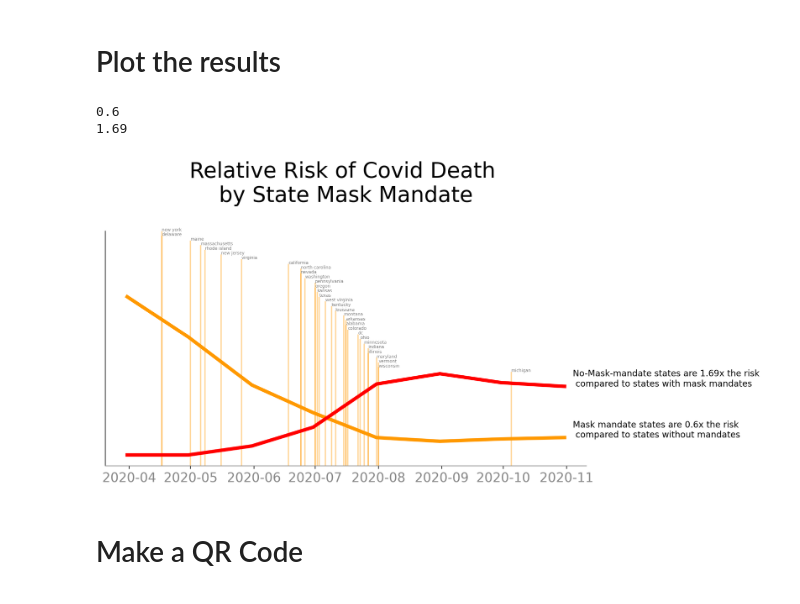
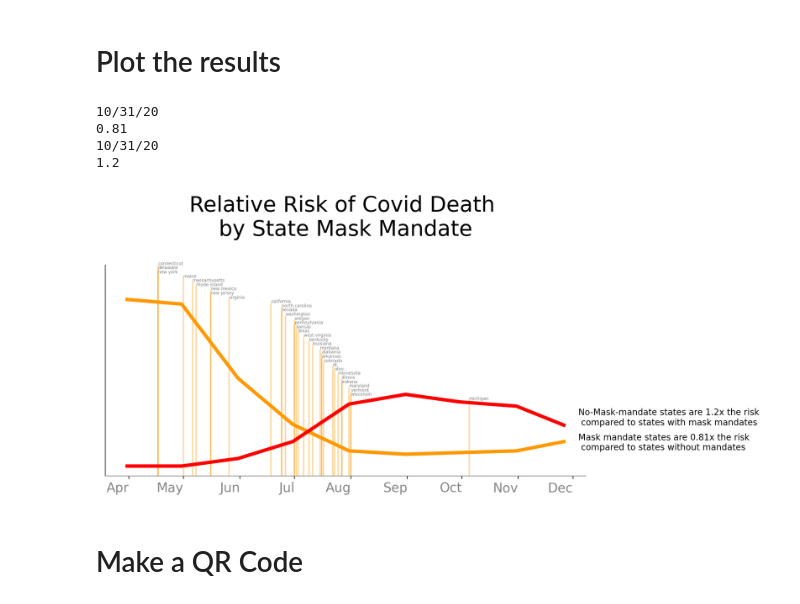
Before and after one commit to alexF3/noMaskMandateRisk_oct20, a Jupyter notebook: noMaskState_DeathRate.ipynb, the cells around one changed output. Saved outputs shown, nothing was run; the diff lists cells and outputs as text; code cells hidden in the pictures.

```diff
--- a/noMaskState_DeathRate.ipynb
+++ b/noMaskState_DeathRate.ipynb
@@ -65,6 +66,11 @@ countyPops['fips'] = countyPops.STATE + countyPops.COUNTY
 covidDeaths = pd.merge(covidDeaths,countyPops[['fips','POPESTIMATE2019']],left_on='FIPS',right_on='fips',how='left')
 # %%
 covidDeaths['state'] = covidDeaths.Province_State.str.lower()
+# %%
+dates = []
+for d in covidDeaths.columns:
+    if '/' in d:
+        dates.append(d)
 # %% [markdown]
 ## Load .csv of mask mandate data derrived from AARP website
 # %%
@@ -72,6 +78,7 @@ covidDeaths['state'] = covidDeaths.Province_State.str.lower()
 # Read in .csv file derrived from https://www.aarp.org/health/healthy-living/info-2020/states-mask-mandates-coronavirus.html accessed on 2 nov
 stateMasks = pd.read_csv(os.getcwd()+'/data/stateMaskRegs.csv')
 stateMasks.dateOfReg = pd.to_datetime(stateMasks.dateOfReg)
+stateMasks.dateOfReg.fillna(dt.datetime(2030,1,1,0,0),inplace=True)
 noMasks = stateMasks[stateMasks.maskReg=='no'].state.tolist()
 # %%
 # define function for getting last day of month
@@ -157,11 +223,13 @@ deathRisk[deathRisk.month==10]
 ##
 # Plot
 ##
-state = stateMasks[~stateMasks.state.isin(noMasks)].state.unique().tolist()
+
+# Plot states WITH mask mandates
+#   * this line sets the states to count as "mask mandate states" ****
+state = stateMasks[stateMasks.dateOfReg<dt.datetime(2020,11,1,0,0)].state.unique().tolist()
 deathRR = pd.DataFrame(stateDeathRR(state))
 
 countyColor = '#FF9901'
-
 
 plt.figure(figsize=(10,5),dpi=200)
 ax = plt.subplot(111)
@@ -198,7 +266,6 @@ ax.spines['bottom'].set_color('grey')
 
 
 # ax.tick_params(axis="y", labelsize=15,color='grey')
-ax.tick_params(axis="x", labelsize=15,labelcolor='grey')
 
 plt.minorticks_off()
 
@@ -210,10 +277,11 @@ state = noMasks
 
 endRR = deathRR[deathRR.endDay == deathRR.endDay.max()]['relative risk vs. nation'].item()
 labelText = "Mask mandate states are " + str(endRR) +"x the risk \n compared to states without mandates"
-plt.text(dt.date(2020, 11, 4),deathRR[deathRR.endDay == deathRR.endDay.max()]['relative risk vs. nation'].item(),labelText,horizontalalignment='left',fontsize=10)
+plt.text(dt.date(2020, 12, 4),deathRR[deathRR.endDay == deathRR.endDay.max()]['relative risk vs. nation'].item()-.2,labelText,horizontalalignment='left',fontsize=10)
 
-
-state = stateMasks[stateMasks.state.isin(noMasks)].state.unique().tolist()
+# Plot states WITHOUT mask mandates
+#   * this line sets the states to count as "no mask states" ****
+state = stateMasks[stateMasks.dateOfReg>=dt.datetime(2020,11,1,0,0)].state.unique().tolist()
 deathRR = pd.DataFrame(stateDeathRR(state))
 deathRR.set_index('endDay')['relative risk vs. nation'].plot.line(linewidth=4,color='red')
 
@@ -221,63 +289,44 @@ deathRR.set_index('endDay')['relative risk vs. nation'].plot.line(linewidth=4,co
 
 endRR = deathRR[deathRR.endDay == deathRR.endDay.max()]['relative risk vs. nation'].item()
 labelText = "No-Mask-mandate states are " + str(endRR) +"x the risk \n compared to states with mask mandates"
-plt.text(dt.date(2020, 11, 4),deathRR[deathRR.endDay == deathRR.endDay.max()]['relative risk vs. nation'].item(),labelText,horizontalalignment='left',fontsize=10)
+plt.text(dt.date(2020, 12, 4),deathRR[deathRR.endDay == deathRR.endDay.max()]['relative risk vs. nation'].item(),labelText,horizontalalignment='left',fontsize=10)
 
-
-
-# lastDayDeaths = '{:,}'.format(int(weekly[-1:].weeklyDeaths.item()))
-
-# deathsLabelText = lastDayDeaths + " deaths in the last 7 days"
-# # labelTwoText =  str(daily[-1:].percInfected.item()) + ' % of Population'
-
-# plt.text(max(weekly.dt+dt.timedelta(days=4)),weekly.weeklyDeaths[-1:].item(),deathsLabelText,horizontalalignment='left',fontsize=30)
-
-
-
-# plt.text(max(daily.dt+dt.timedelta(days=5)),daily.perHundK[-1:].item()-15,"on {} within an hour's drive".format(dt.datetime.strptime(dates[-1],"%m/%d/%y").strftime("%d %b")),horizontalalignment='left',color='grey',fontsize=20)
-
-
-# plt.tight_layout()
 
 
 
 
 import math
 def roundup(x):
     return int(math.ceil(x / 10.0)) * 10
 
 
-# plt.yticks(np.arange(0,roundup(weekly.weeklyNew.max())+10, roundup(weekly.weeklyNew.max())),fontsize=20,color='grey')
-
-
-# if daily.perHundK.max() > 120:
-#     plt.ylim(0,daily.perHundK.max()+10)
-#     plt.yticks(np.arange(0,roundup(daily.perHundK.max())+10, roundup(daily.perHundK.max())))
-
-# else:
-#     plt.ylim(0,120)
-#     plt.yticks(np.arange(0,130, 120))
 
 
 plt.ylim(0,5)
 
 
 plt.xlabel('')
 
 # plt.yticks(np.arange(0,200, 190))
 # plt.ylim(0,140)
 # plt.yticks(np.arange(0,140, 130))
 
 # fp = os.getcwd() + '/plots/'+location + '.png'
 # plt.savefig(fp,bbox_inches="tight")
-# ax.xaxis.set_major_formatter(mdates.DateFormatter('%b'))
+ax.xaxis.set_major_formatter(mdates.DateFormatter('%b'))
+ax.tick_params(axis="x", labelsize=15,labelcolor='grey',rotation=0)
 
+fp = os.getcwd() + '/maskMandatesAndDeathRisk_byState.png'
+
+plt.savefig(fp,bbox_inches="tight")
 
 plt.show()
 # %% [output]
-0.6
-1.69
+10/31/20
+0.81
+10/31/20
+1.2
-[figure, old version]
+[figure, new version]
 # %% [markdown]
 # Make a QR Code
 # %%
```
Also changed, not shown: parts of 7 cells of this notebook, 8 other files.
